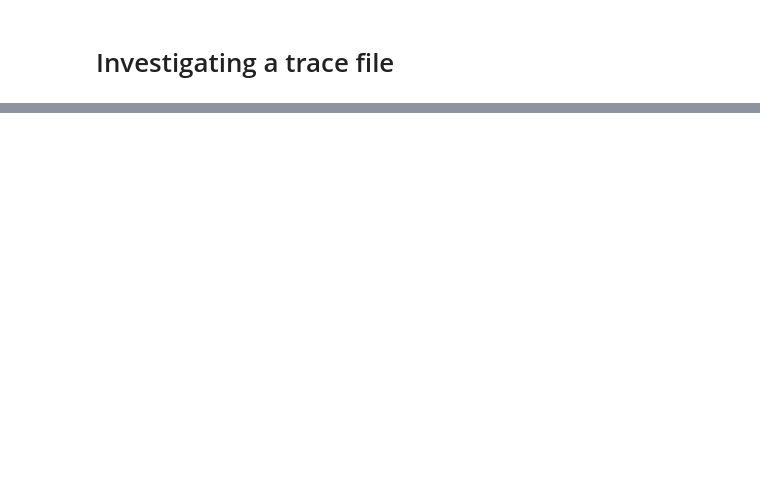
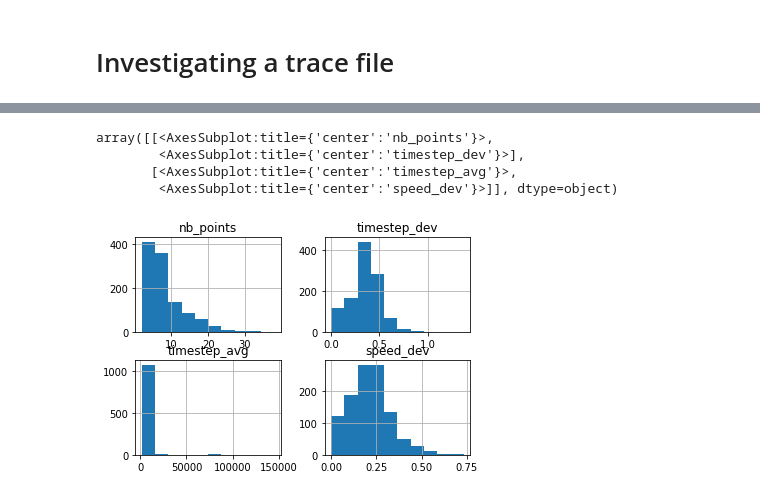
Before and after one commit to romainfd/indoor-location-competition-20, a Jupyter notebook: Data investigation.ipynb, the cells around one changed output, grey strips where cells are left out. Drawn from its saved outputs; the diff is of its cells as text; code cells hidden in the pictures; blank space fills up the shorter version.

Commit message:
Working ILC2 ingestion and stats computations + filtering

```diff
--- a/Data investigation.ipynb
+++ b/Data investigation.ipynb
@@ -45,3 +62,3 @@ import ipywidgets as widgets
 # %%
-path_filenames = list(Path(path_data_dir).resolve().glob("*.txt"))
-path_filenames = path_filenames[:10]
+path_filenames = get_filenames(path_data_dir)[:10]
+path_filenames
@@ -59,0 +76,3 @@ for path_id, waypoint in tqdm(gts):
+# %%
+json_paths = collect_all(path_filenames)
+json_paths
@@ -67,0 +136,9 @@ for _, waypoint in tqdm(gts):
+# %%
+from glob import glob
+
+stats_dfs = []
+for floor in tqdm(glob("./data/ilc2/data/*/*/")):
+    path_filenames = get_filenames(floor + '/path_data_files')
+    json_paths = collect_all(path_filenames)
+    stats_dfs.append(collect_stats(json_paths))
+stats = pd.concat(stats_dfs)
@@ -67,0 +384,3 @@ for _, waypoint in tqdm(gts):
+# %%
+df = stats.sort_values(by='nb_points', ascending=False)
+df.describe()
@@ -67,0 +417,8 @@ for _, waypoint in tqdm(gts):
+# %%
+df.hist()
+# %% [output]
+array([[<AxesSubplot:title={'center':'nb_points'}>,
+        <AxesSubplot:title={'center':'timestep_dev'}>],
+       [<AxesSubplot:title={'center':'timestep_avg'}>,
+        <AxesSubplot:title={'center':'speed_dev'}>]], dtype=object)
+[figure, added]
```
Also changed, not shown: parts of 20 cells of this notebook, 1 other file.
